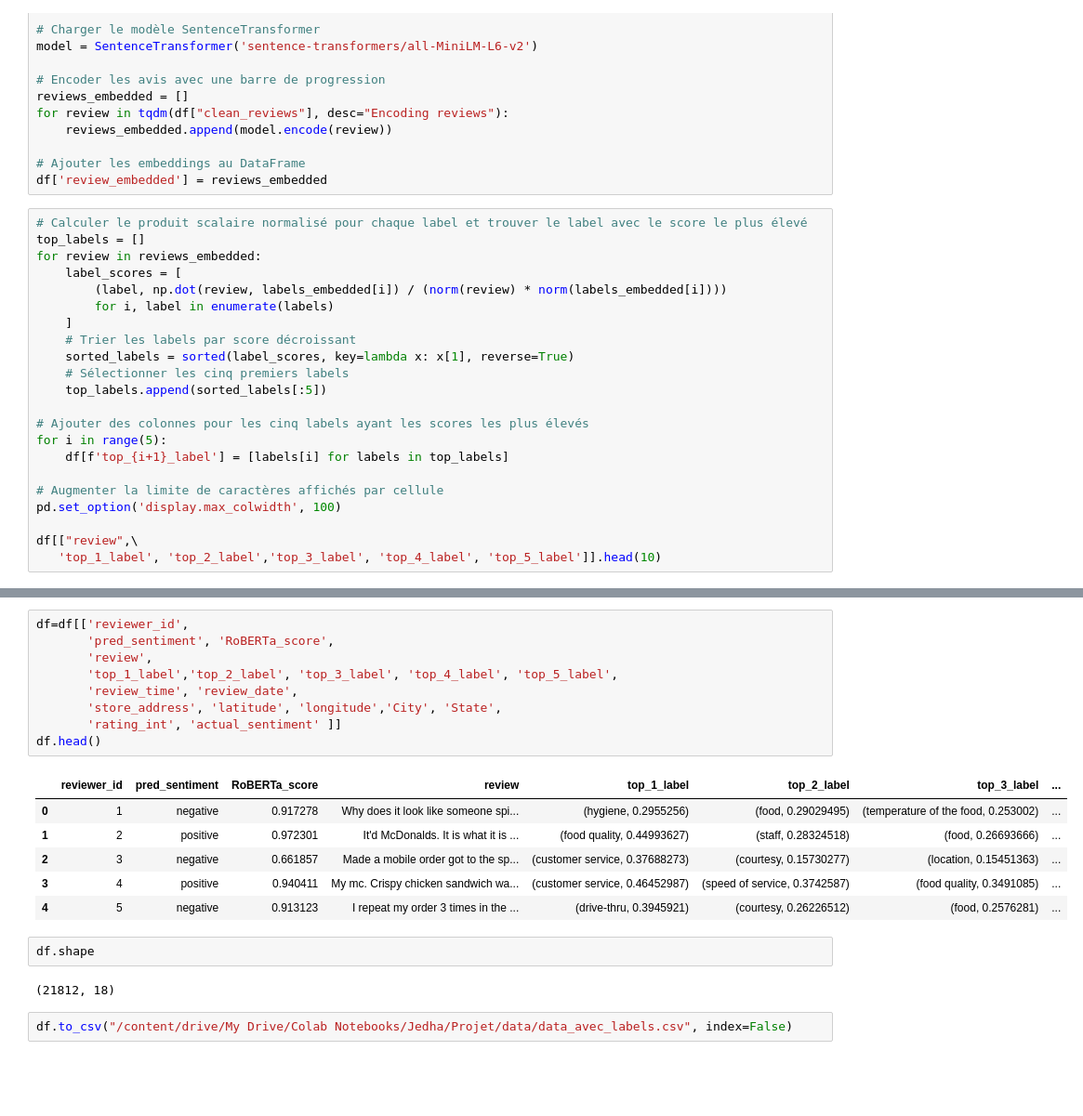
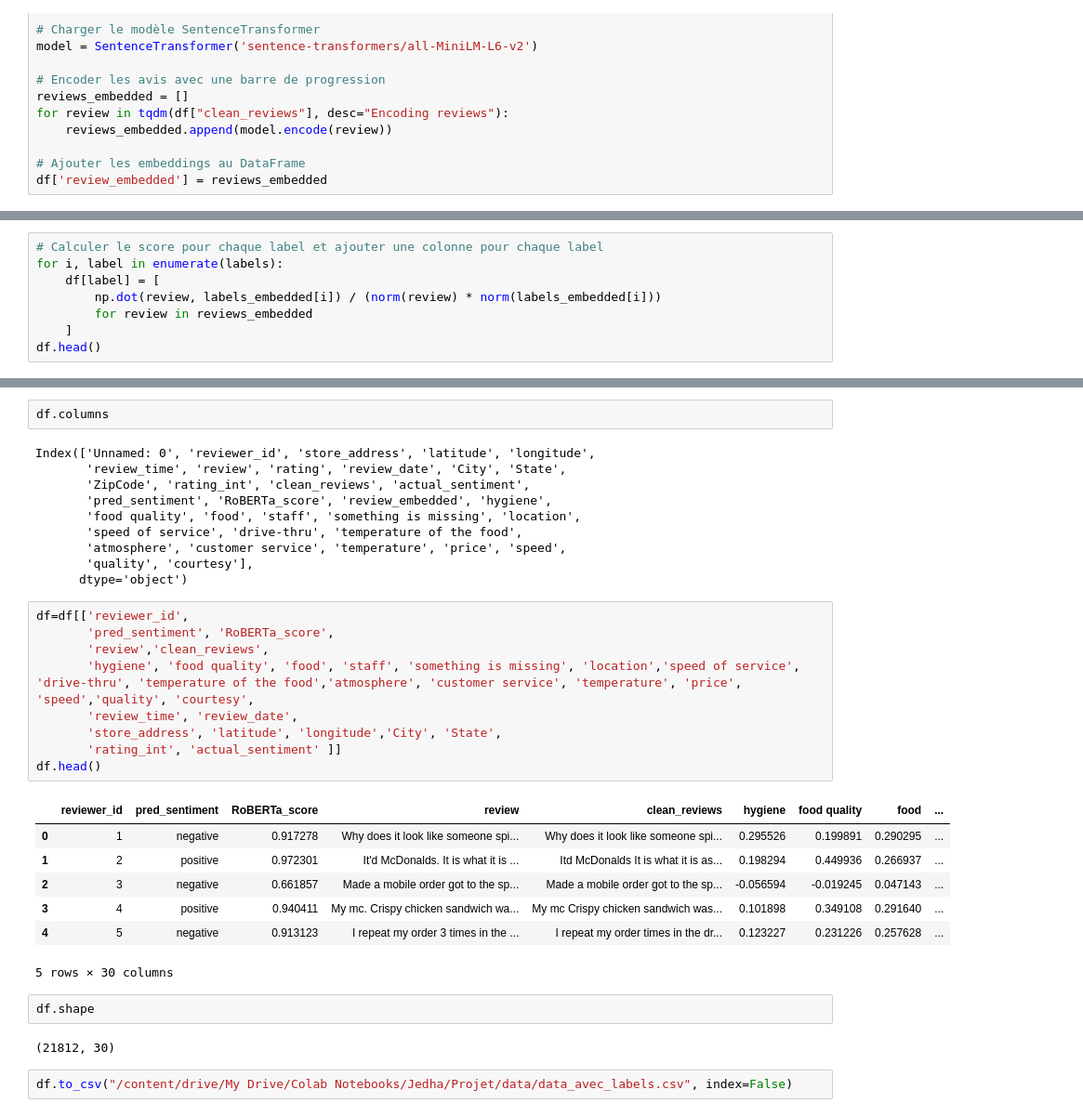
Before and after one commit to dsfsgroup4/customer-sentiment-analysis, a Jupyter notebook: embeding.ipynb, the cells around one changed output, grey strips where cells are left out. Shown: that part at 93% size. Saved outputs shown, nothing was run; the diff lists cells and outputs as text; blank space fills up the shorter version.

Commit message:
labelisation

```diff
--- a/embeding.ipynb
+++ b/embeding.ipynb
@@ -173,25 +171,3 @@ for review in tqdm(df["clean_reviews"], desc="Encoding reviews"):
 
 # Ajouter les embeddings au DataFrame
 df['review_embedded'] = reviews_embedded
-# %%
-# Calculer le produit scalaire normalisé pour chaque label et trouver le label avec le score le plus élevé
-top_labels = []
-for review in reviews_embedded:
-    label_scores = [
-        (label, np.dot(review, labels_embedded[i]) / (norm(review) * norm(labels_embedded[i])))
-        for i, label in enumerate(labels)
-    ]
-    # Trier les labels par score décroissant
-    sorted_labels = sorted(label_scores, key=lambda x: x[1], reverse=True)
-    # Sélectionner les cinq premiers labels
-    top_labels.append(sorted_labels[:5])
-
-# Ajouter des colonnes pour les cinq labels ayant les scores les plus élevés
-for i in range(5):
-    df[f'top_{i+1}_label'] = [labels[i] for labels in top_labels]
-
-# Augmenter la limite de caractères affichés par cellule
-pd.set_option('display.max_colwidth', 100)
-
-df[["review",\
-   'top_1_label', 'top_2_label','top_3_label', 'top_4_label', 'top_5_label']].head(10)
@@ -218 +181,9 @@ Index(['Unnamed: 0', 'reviewer_id', 'store_address', 'latitude', 'longitude',
       dtype='object')
+# %%
+# Calculer le score pour chaque label et ajouter une colonne pour chaque label
+for i, label in enumerate(labels):
+    df[label] = [
+        np.dot(review, labels_embedded[i]) / (norm(review) * norm(labels_embedded[i]))
+        for review in reviews_embedded
+    ]
+df.head()
@@ -219,22 +198,35 @@ Index(['Unnamed: 0', 'reviewer_id', 'store_address', 'latitude', 'longitude',
+# %%
+df.columns
+# %% [output]
+Index(['Unnamed: 0', 'reviewer_id', 'store_address', 'latitude', 'longitude',
+       'review_time', 'review', 'rating', 'review_date', 'City', 'State',
+       'ZipCode', 'rating_int', 'clean_reviews', 'actual_sentiment',
+       'pred_sentiment', 'RoBERTa_score', 'review_embedded', 'hygiene',
+       'food quality', 'food', 'staff', 'something is missing', 'location',
+       'speed of service', 'drive-thru', 'temperature of the food',
+       'atmosphere', 'customer service', 'temperature', 'price', 'speed',
+       'quality', 'courtesy'],
+      dtype='object')
 # %%
 df=df[['reviewer_id',
        'pred_sentiment', 'RoBERTa_score',
-       'review',
-       'top_1_label','top_2_label', 'top_3_label', 'top_4_label', 'top_5_label',
+       'review','clean_reviews',
+       'hygiene', 'food quality', 'food', 'staff', 'something is missing', 'location','speed of service', 'drive-thru', 'temperature of the food','atmosphere', 'customer service', 'temperature', 'price', 'speed','quality', 'courtesy',
        'review_time', 'review_date',
        'store_address', 'latitude', 'longitude','City', 'State',
        'rating_int', 'actual_sentiment' ]]
 df.head()
 # %% [output]
-|  | reviewer_id | pred_sentiment | RoBERTa_score | review | top_1_label | top_2_label | top_3_label | ... |
-| 0 | 1 | negative | 0.917278 | Why does it look like someone spi... | (hygiene, 0.2955256) | (food, 0.29029495) | (temperature of the food, 0.253002) | ... |
-| 1 | 2 | positive | 0.972301 | It'd McDonalds. It is what it is ... | (food quality, 0.44993627) | (staff, 0.28324518) | (food, 0.26693666) | ... |
-| 2 | 3 | negative | 0.661857 | Made a mobile order got to the sp... | (customer service, 0.37688273) | (courtesy, 0.15730277) | (location, 0.15451363) | ... |
-| 3 | 4 | positive | 0.940411 | My mc. Crispy chicken sandwich wa... | (customer service, 0.46452987) | (speed of service, 0.3742587) | (food quality, 0.3491085) | ... |
-| 4 | 5 | negative | 0.913123 | I repeat my order 3 times in the ... | (drive-thru, 0.3945921) | (courtesy, 0.26226512) | (food, 0.2576281) | ... |
+|  | reviewer_id | pred_sentiment | RoBERTa_score | review | clean_reviews | hygiene | food quality | food | ... |
+| 0 | 1 | negative | 0.917278 | Why does it look like someone spi... | Why does it look like someone spi... | 0.295526 | 0.199891 | 0.290295 | ... |
+| 1 | 2 | positive | 0.972301 | It'd McDonalds. It is what it is ... | Itd McDonalds It is what it is as... | 0.198294 | 0.449936 | 0.266937 | ... |
+| 2 | 3 | negative | 0.661857 | Made a mobile order got to the sp... | Made a mobile order got to the sp... | -0.056594 | -0.019245 | 0.047143 | ... |
+| 3 | 4 | positive | 0.940411 | My mc. Crispy chicken sandwich wa... | My mc Crispy chicken sandwich was... | 0.101898 | 0.349108 | 0.291640 | ... |
+| 4 | 5 | negative | 0.913123 | I repeat my order 3 times in the ... | I repeat my order times in the dr... | 0.123227 | 0.231226 | 0.257628 | ... |
+5 rows × 30 columns
 # %%
 df.shape
 # %% [output]
-(21812, 18)
+(21812, 30)
 # %%
 df.to_csv("/content/drive/My Drive/Colab Notebooks/Jedha/Projet/data/data_avec_labels.csv", index=False)
```
Also changed, not shown: parts of 14 cells of this notebook.
